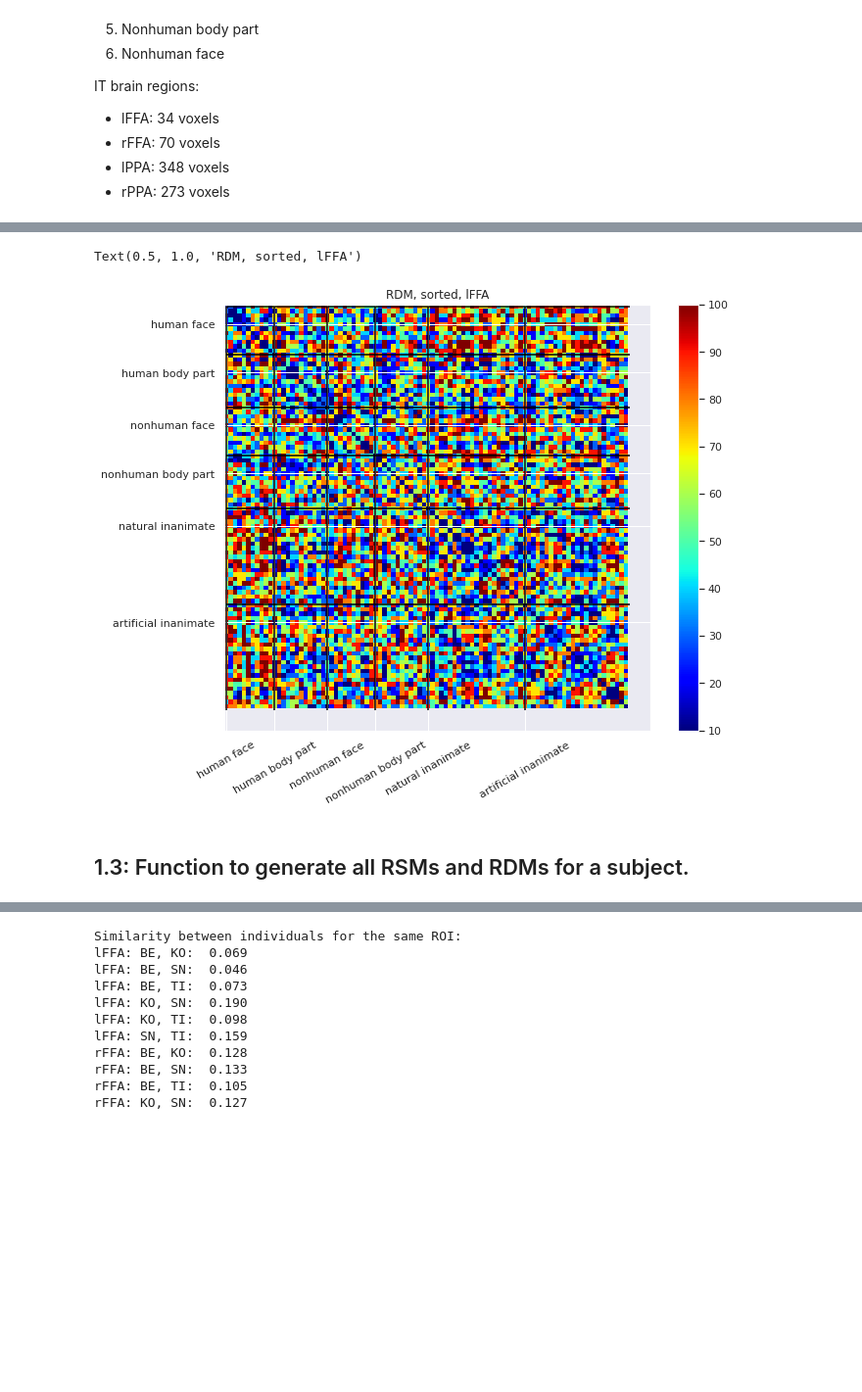
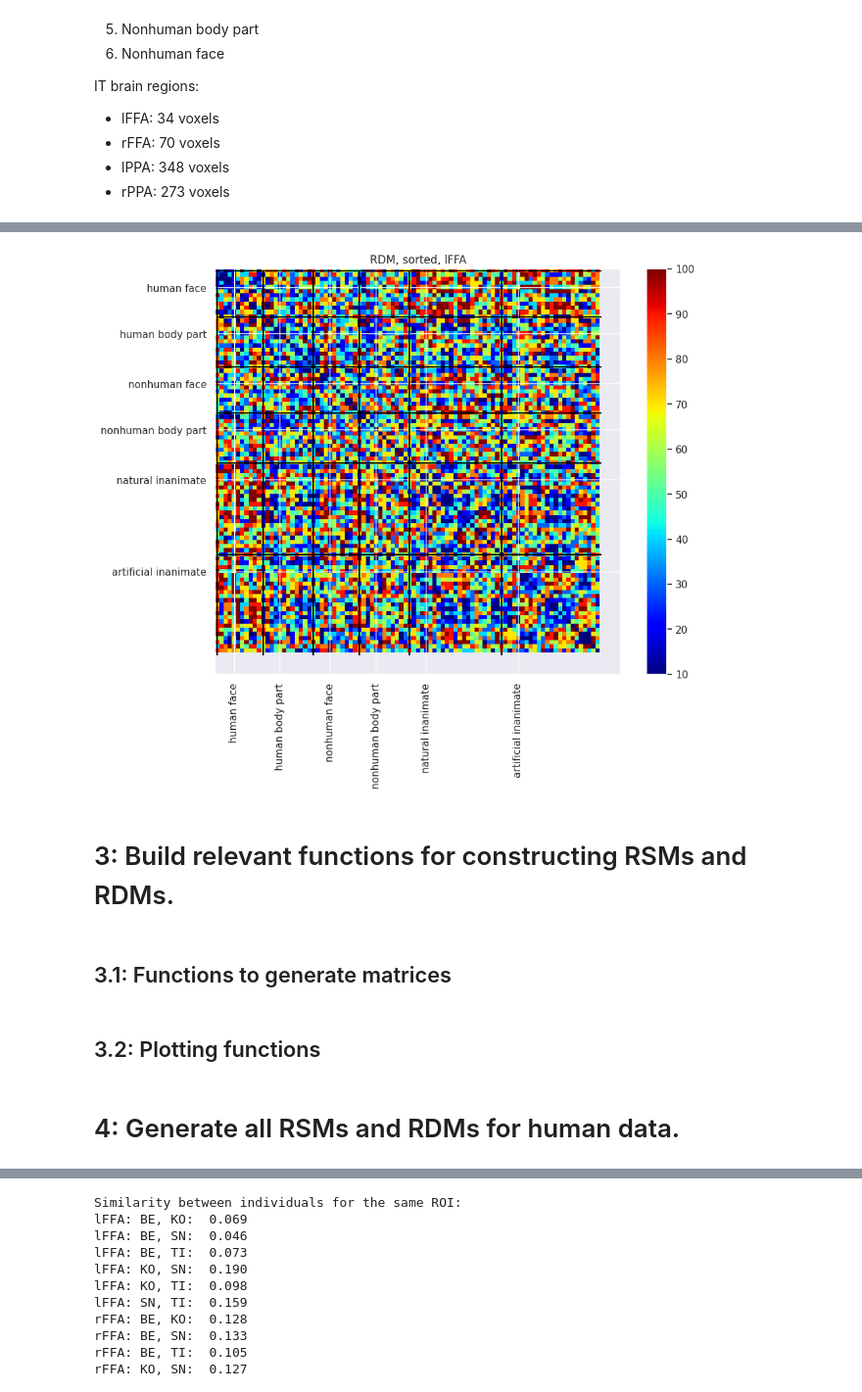
Before and after one commit to Olivia-Yoo/neuro140, a Jupyter notebook: code/human_processing.ipynb, the cells around one changed output, grey strips where cells are left out. Shown at 98% size. Drawn from its saved outputs; the diff is of its cells as text; code cells hidden in the pictures; blank space fills up the shorter version.

```diff
--- a/code/human_processing.ipynb
+++ b/code/human_processing.ipynb
@@ -237,24 +265,28 @@ Text(0.5, 1.0, 'RSM, sorted, lFFA')
 # %%
 # plot
 f, ax = plt.subplots(1,1, figsize=(10, 8))
 
 rdm = digitize_rdm(1-rsm, n_bins=10)
 
 plt.imshow(
     rdm,
     cmap='jet',
 )
 plt.colorbar()
 
 binsize = [len(cat3_ids), len(cat2_ids), len(cat6_ids), len(cat5_ids), len(cat4_ids), len(cat1_ids)]
 edges = np.concatenate([np.asarray([0]), np.cumsum(binsize)])[:-1]
-ax.set_xticks(list(np.array(edges)))
-ax.set_xticklabels(ordered_categories, rotation = 30)
+ax.set_xticks(list(np.array(edges)+4))
+ax.set_xticklabels(ordered_categories, rotation = 90)
 ax.set_yticks(list(np.array(edges)+4))
 ax.set_yticklabels(ordered_categories)
 ax.vlines(edges,0,92, color='black')
 ax.hlines(edges,0,92, color='black')
 ax.set_title('RDM, sorted, %s' % roi_names[roi_id])
+plt.show()
 # %% [output]
-Text(0.5, 1.0, 'RDM, sorted, lFFA')
-[figure, old version]
+[figure, new version]
+# %% [markdown]
+# 3: Build relevant functions for constructing RSMs and RDMs.
+# %% [markdown]
+## 3.1: Functions to generate matrices
@@ -260,0 +332,2 @@ Text(0.5, 1.0, 'RDM, sorted, lFFA')
+# %% [markdown]
+## 3.2: Plotting functions
@@ -261,2 +456,2 @@ Text(0.5, 1.0, 'RDM, sorted, lFFA')
 # %% [markdown]
-## 1.3: Function to generate all RSMs and RDMs for a subject.
+# 4: Generate all RSMs and RDMs for human data.
```
Also changed, not shown: parts of 48 cells of this notebook, 2 other files.
